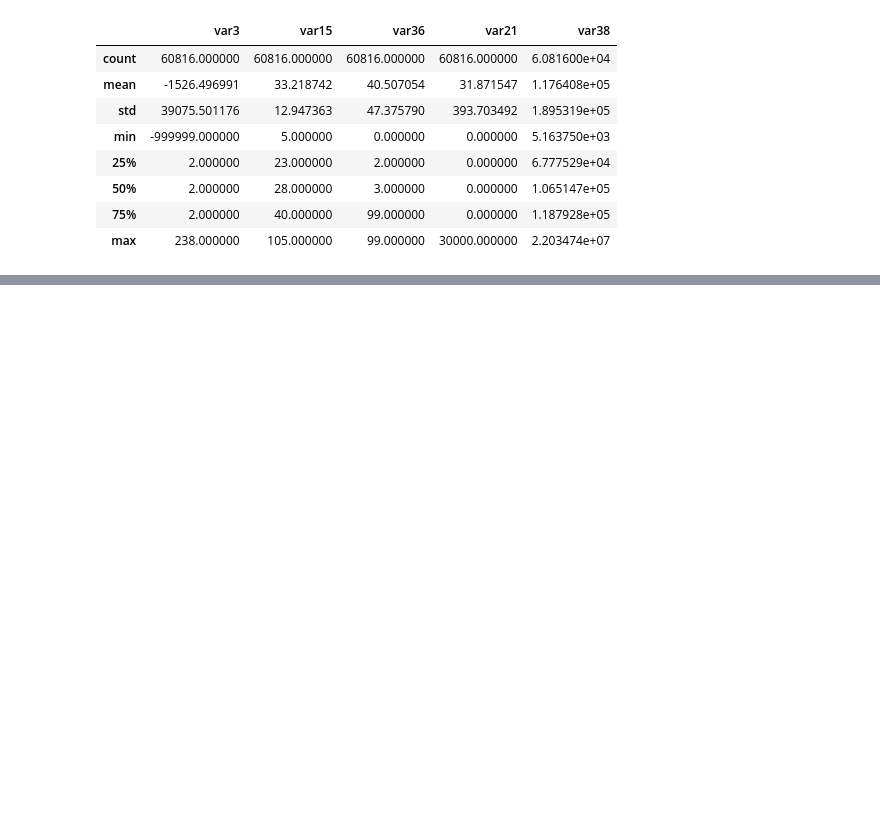
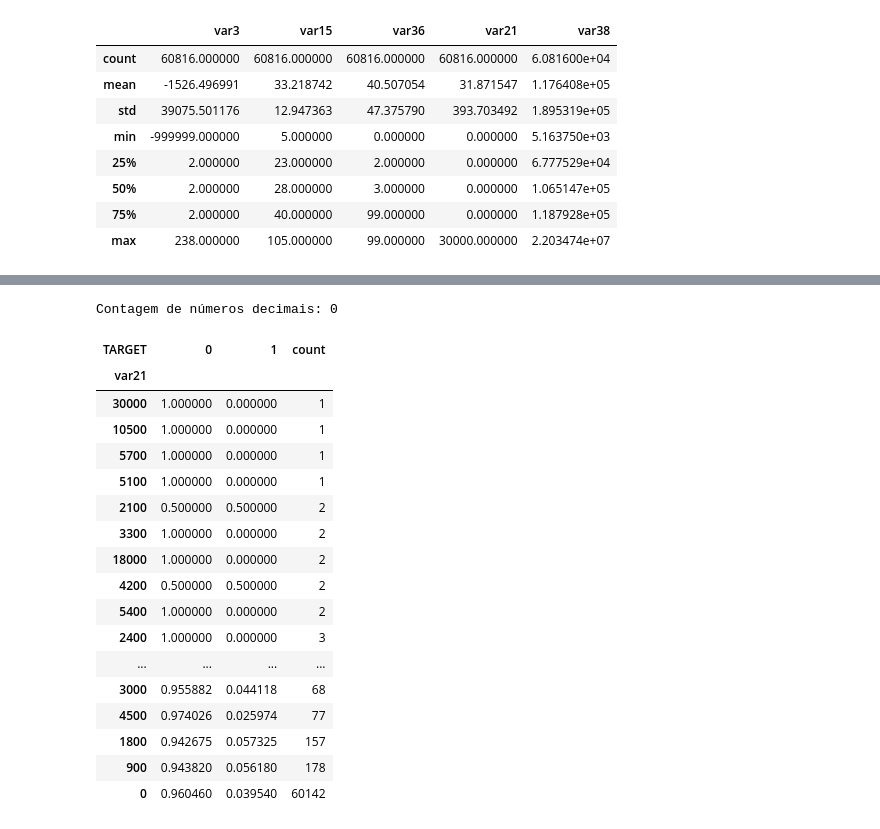
Before and after one commit to FelipeViacava/data-masters-case, a Jupyter notebook: 01-eda.ipynb, the cells around one changed output, grey strips where cells are left out. Cells and saved outputs as stored; diff of their text form; code cells hidden in the pictures; blank space fills up the shorter version.

```diff
--- a/01-eda.ipynb
+++ b/01-eda.ipynb
@@ -542,0 +634,31 @@ for var in remaining_cols:
+# %%
+var = "var21"
+
+nfloat = df[var].apply(lambda x: 0 if x%1 == 0 else 1).sum()
+print(f"Contagem de números decimais: {nfloat}")
+# %% [output]
+Contagem de números decimais: 0
+# %%
+ct = pd.crosstab(df[var],columns=df["TARGET"])
+ct = ct.div(ct.sum(axis=1), axis=0)
+ct["count"] = df[var].value_counts()
+ct.sort_values(by="count")
+# %% [output]
+| TARGET | 0 | 1 | count |
+| var21 |  |  |  |
+| 30000 | 1.000000 | 0.000000 | 1 |
+| 10500 | 1.000000 | 0.000000 | 1 |
+| 5700 | 1.000000 | 0.000000 | 1 |
+| 5100 | 1.000000 | 0.000000 | 1 |
+| 2100 | 0.500000 | 0.500000 | 2 |
+| 3300 | 1.000000 | 0.000000 | 2 |
+| 18000 | 1.000000 | 0.000000 | 2 |
+| 4200 | 0.500000 | 0.500000 | 2 |
+| 5400 | 1.000000 | 0.000000 | 2 |
+| 2400 | 1.000000 | 0.000000 | 3 |
+| ... | ... | ... | ... |
+| 3000 | 0.955882 | 0.044118 | 68 |
+| 4500 | 0.974026 | 0.025974 | 77 |
+| 1800 | 0.942675 | 0.057325 | 157 |
+| 900 | 0.943820 | 0.056180 | 178 |
+| 0 | 0.960460 | 0.039540 | 60142 |
```
Also changed, not shown: parts of 21 cells of this notebook.
